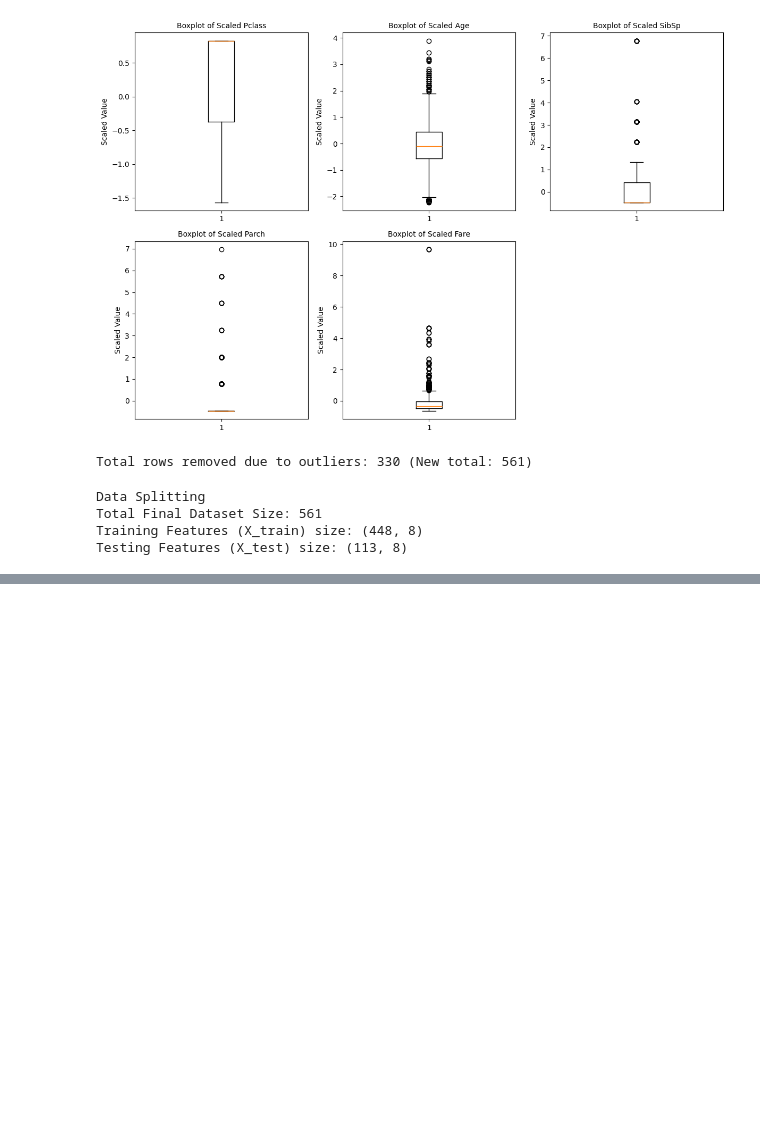
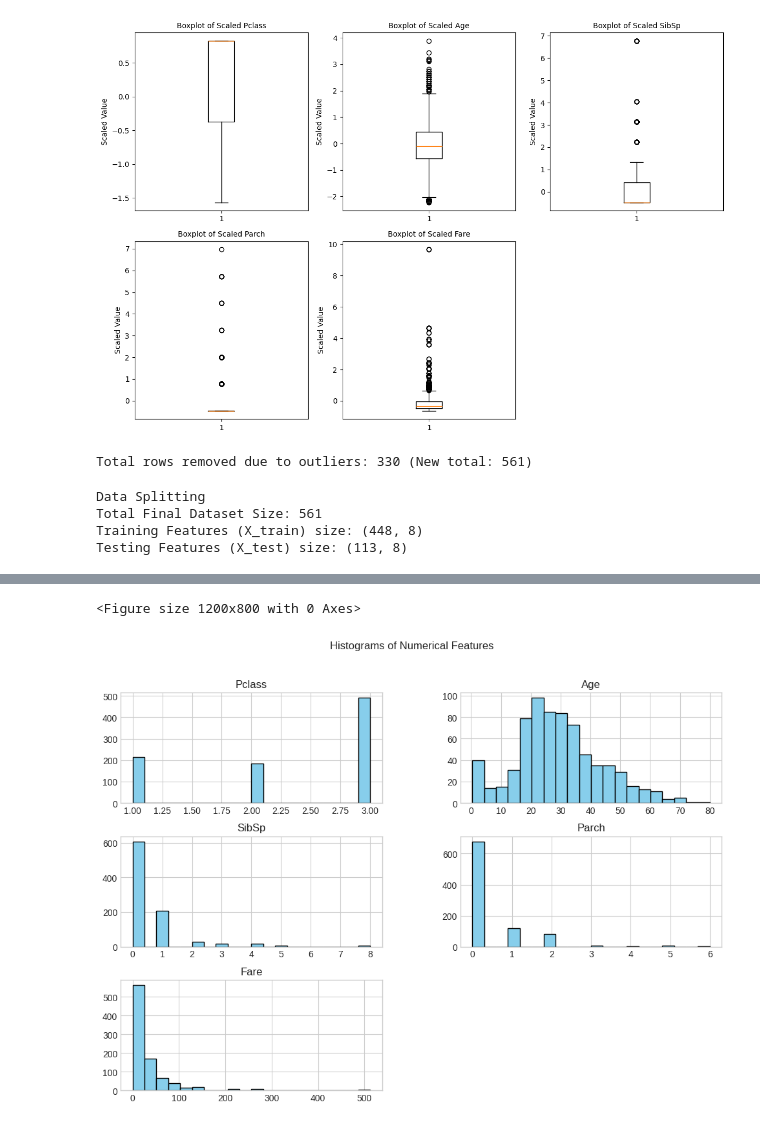
Before and after one commit to BHUMIKAA-B/ai, a Jupyter notebook: _AIML_Task1.ipynb, the cells around one changed output, grey strips where cells are left out. Drawn from its saved outputs; the diff is of its cells as text; code cells hidden in the pictures; blank space fills up the shorter version.

```diff
--- a/_AIML_Task1.ipynb
+++ b/_AIML_Task1.ipynb
@@ -240,0 +269,8 @@ Testing Features (X_test) size: (113, 8)
+# %%
+plt.figure(figsize=(12,8))
+df[numerical_cols].hist(bins=20, figsize=(12,8), color='skyblue', edgecolor='black')
+plt.suptitle("Histograms of Numerical Features")
+plt.show()
+# %% [output]
+<Figure size 1200x800 with 0 Axes>
+[figure, added]
```
Also changed, not shown: parts of 10 cells of this notebook.
